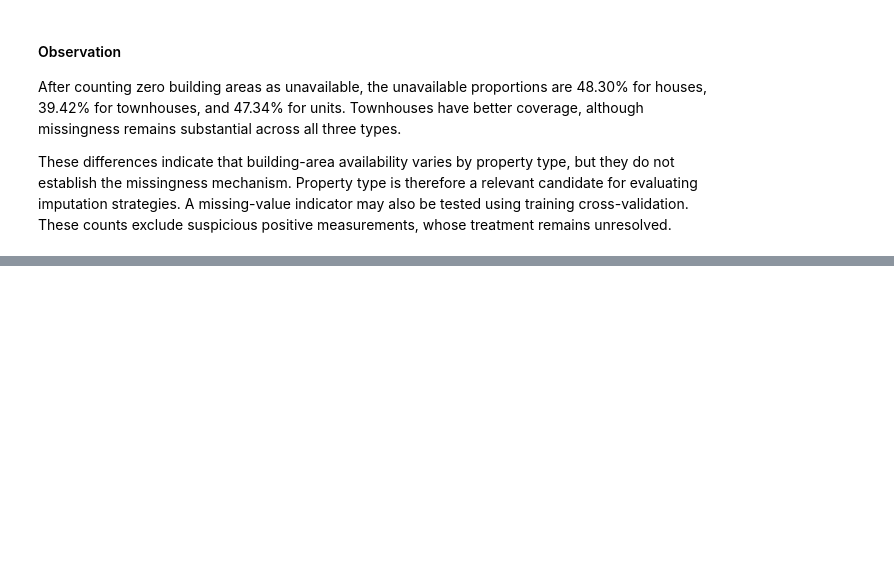
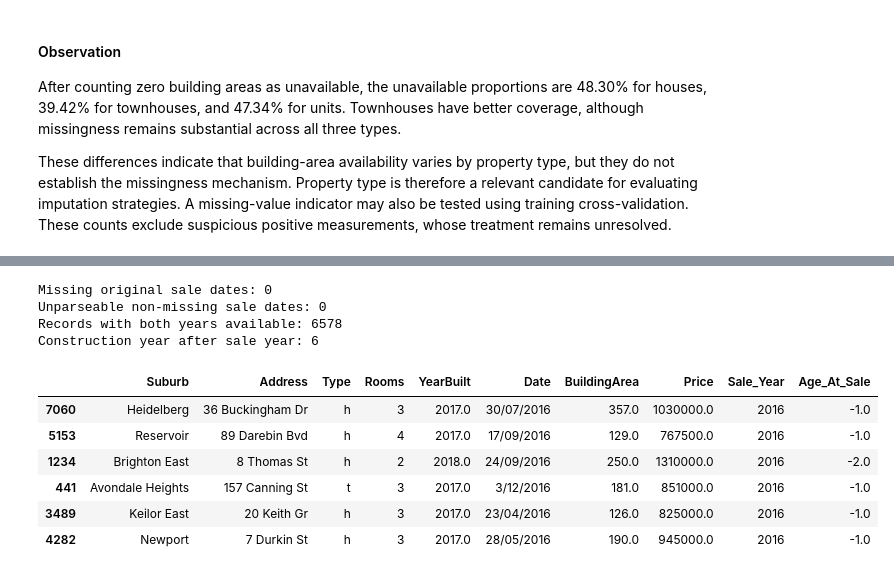
Before and after one commit to WaqasGurmani/house-price-linear-models, a Jupyter notebook: notebooks/02_eda_and_data_quality.ipynb, the cells around one changed output, grey strips where cells are left out. Saved outputs shown, nothing was run; the diff lists cells and outputs as text; code cells hidden in the pictures; blank space fills up the shorter version.

```diff
--- a/notebooks/02_eda_and_data_quality.ipynb
+++ b/notebooks/02_eda_and_data_quality.ipynb
@@ -2225,0 +2330,59 @@ These differences indicate that building-area availability varies by property ty
+# %%
+year_check = train_df[year_inspection_columns].copy()
+
+year_check["Sale_Date"] = pd.to_datetime(
+    year_check["Date"],
+    format="%d/%m/%Y",
+    errors="coerce"
+)
+
+year_check["Sale_Year"] = year_check["Sale_Date"].dt.year
+
+year_check["Age_At_Sale"] = (
+    year_check["Sale_Year"] - year_check["YearBuilt"]
+)
+
+comparable_records = (
+    year_check["YearBuilt"].notna()
+    & year_check["Sale_Year"].notna()
+)
+
+future_construction = year_check.loc[
+    comparable_records & (year_check["Age_At_Sale"] < 0)
+].copy()
+
+print("Missing original sale dates:", year_check["Date"].isna().sum())
+
+print(
+    "Unparseable non-missing sale dates:",
+    (
+        year_check["Date"].notna()
+        & year_check["Sale_Date"].isna()
+    ).sum()
+)
+
+print("Records with both years available:", comparable_records.sum())
+print("Construction year after sale year:", len(future_construction))
+
+display(
+    future_construction[
+        year_inspection_columns + ["Sale_Year", "Age_At_Sale"]
+    ]
+)
+
+future_construction.to_csv(
+    tables_path / "construction_year_after_sale_year.csv",
+    index=True
+)
+# %% [output]
+Missing original sale dates: 0
+Unparseable non-missing sale dates: 0
+Records with both years available: 6578
+Construction year after sale year: 6
+|  | Suburb | Address | Type | Rooms | YearBuilt | Date | BuildingArea | Price | Sale_Year | Age_At_Sale |
+| 7060 | Heidelberg | 36 Buckingham Dr | h | 3 | 2017.0 | 30/07/2016 | 357.0 | 1030000.0 | 2016 | -1.0 |
+| 5153 | Reservoir | 89 Darebin Bvd | h | 4 | 2017.0 | 17/09/2016 | 129.0 | 767500.0 | 2016 | -1.0 |
+| 1234 | Brighton East | 8 Thomas St | h | 2 | 2018.0 | 24/09/2016 | 250.0 | 1310000.0 | 2016 | -2.0 |
+| 441 | Avondale Heights | 157 Canning St | t | 3 | 2017.0 | 3/12/2016 | 181.0 | 851000.0 | 2016 | -1.0 |
+| 3489 | Keilor East | 20 Keith Gr | h | 3 | 2017.0 | 23/04/2016 | 126.0 | 825000.0 | 2016 | -1.0 |
+| 4282 | Newport | 7 Durkin St | h | 3 | 2017.0 | 28/05/2016 | 190.0 | 945000.0 | 2016 | -1.0 |
```
Also changed, not shown: parts of 39 cells of this notebook, 11 other files.
